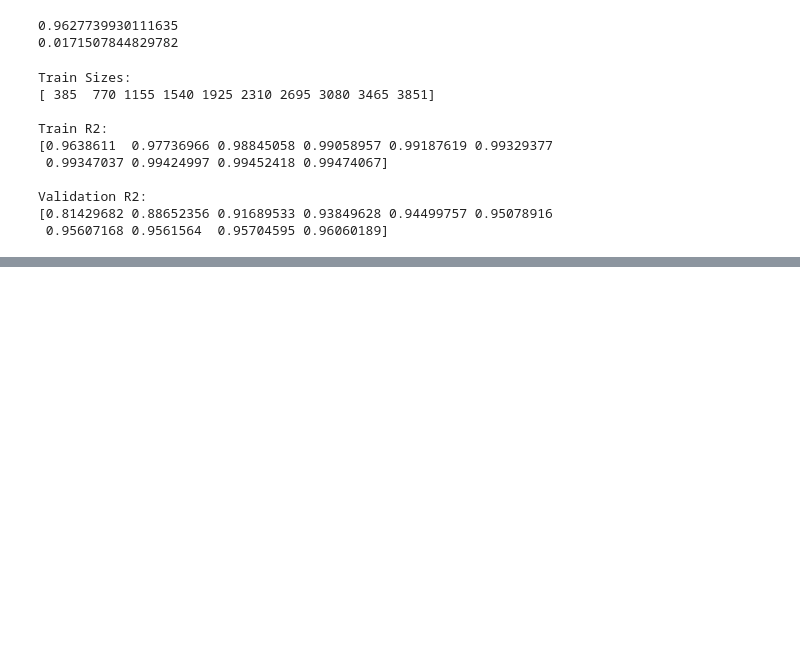
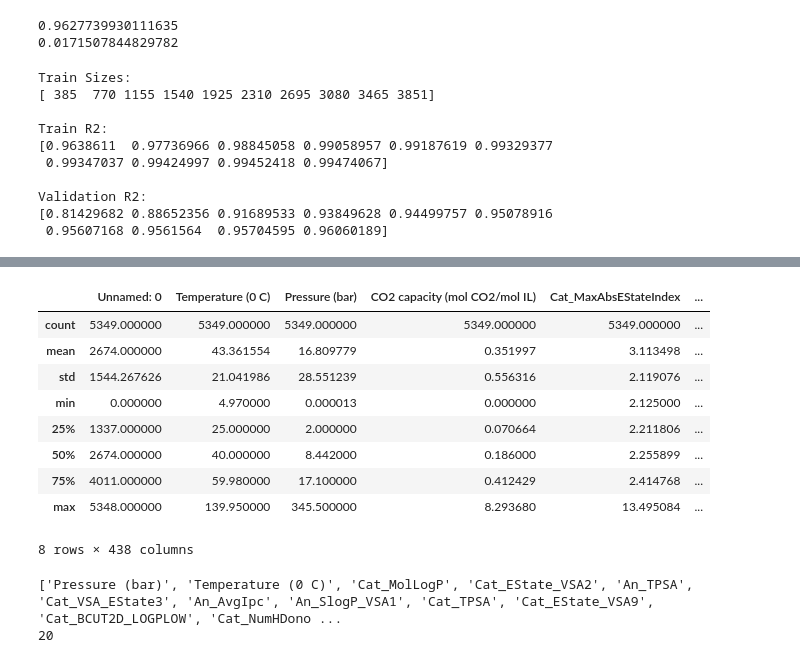
Before and after one commit to Jaideepsingh11/CO2_Solubility_Prediction_Using_Ionic_Liquids, a Jupyter notebook: notebooks/RF.ipynb, the cells around one changed output, grey strips where cells are left out. Saved outputs shown, nothing was run; the diff lists cells and outputs as text; code cells hidden in the pictures; blank space fills up the shorter version.

```diff
--- a/notebooks/RF.ipynb
+++ b/notebooks/RF.ipynb
@@ -133,0 +185,3 @@ Validation R2:
+# %%
+df=pd.read_csv("../data/DataWithDescriptors.csv")
+df.columns
@@ -133,0 +219,21 @@ Validation R2:
+# %%
+df.describe()
+# %% [output]
+|  | Unnamed: 0 | Temperature (0 C) | Pressure (bar) | CO2 capacity (mol CO2/mol IL) | Cat_MaxAbsEStateIndex | ... |
+| count | 5349.000000 | 5349.000000 | 5349.000000 | 5349.000000 | 5349.000000 | ... |
+| mean | 2674.000000 | 43.361554 | 16.809779 | 0.351997 | 3.113498 | ... |
+| std | 1544.267626 | 21.041986 | 28.551239 | 0.556316 | 2.119076 | ... |
+| min | 0.000000 | 4.970000 | 0.000013 | 0.000000 | 2.125000 | ... |
+| 25% | 1337.000000 | 25.000000 | 2.000000 | 0.070664 | 2.211806 | ... |
+| 50% | 2674.000000 | 40.000000 | 8.442000 | 0.186000 | 2.255899 | ... |
+| 75% | 4011.000000 | 59.980000 | 17.100000 | 0.412429 | 2.414768 | ... |
+| max | 5348.000000 | 139.950000 | 345.500000 | 8.293680 | 13.495084 | ... |
+8 rows × 438 columns
+# %%
+rf_features = features.iloc[:,0].tolist()
+
+print(rf_features)
+print(len(rf_features))
+# %% [output]
+['Pressure (bar)', 'Temperature (0 C)', 'Cat_MolLogP', 'Cat_EState_VSA2', 'An_TPSA', 'Cat_VSA_EState3', 'An_AvgIpc', 'An_SlogP_VSA1', 'Cat_TPSA', 'Cat_EState_VSA9', 'Cat_BCUT2D_LOGPLOW', 'Cat_NumHDono ...
+20
```
Also changed, not shown: parts of 19 cells of this notebook, 20 other files.
